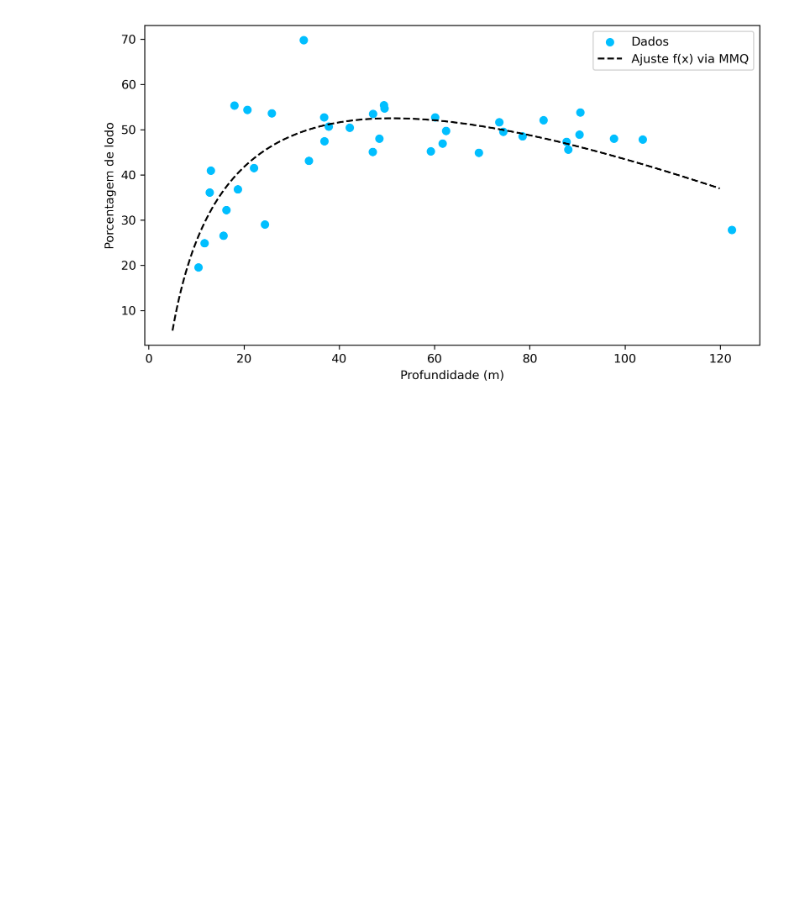
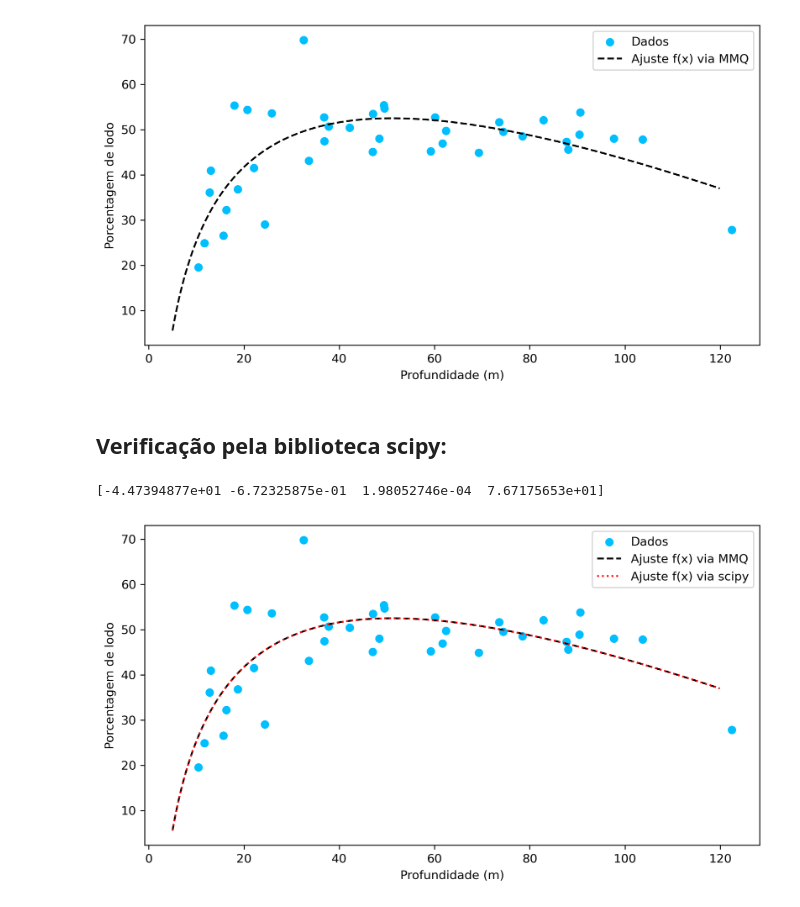
Before and after one commit to viniciusrocca/College_Codes, a Jupyter notebook: Lista2_CalcNum.ipynb, the cells around one changed output. Cells and saved outputs as stored; diff of their text form; code cells hidden in the pictures; blank space fills up the shorter version.

```diff
--- a/Lista2_CalcNum.ipynb
+++ b/Lista2_CalcNum.ipynb
@@ -131,3 +131,25 @@ plt.legend()
 plt.show()
 # %% [output]
 [figure]
+# %% [markdown]
+## Verificação pela biblioteca scipy:
+# %%
+def func_scp(x,a,b,c,d):
+    return a + b*x + c*(x**2) + d*np.log10(x)
+# %%
+fit_param, cov_param = curve_fit(func_scp,x,y)
+print(fit_param)
+# %% [output]
+[-4.47394877e+01 -6.72325875e-01  1.98052746e-04  7.67175653e+01]
+# %%
+plt.figure(figsize = [9.2,4.9], dpi = 300)
+plt.scatter(x,y, color = 'deepskyblue', label = 'Dados')
+x_cont = np.arange(5,120,0.1)
+plt.plot(x_cont,f(x_cont,alpha,cte_1,x_func,x_square,log), ls = '--', color = 'black', label =  "Ajuste f(x) via MMQ")
+plt.plot(x_cont,f(x_cont,fit_param,cte_1,x_func,x_square,log), ls = ':', color = 'red', label =  "Ajuste f(x) via scipy")
+plt.xlabel('Profundidade (m)')
+plt.ylabel('Porcentagem de lodo')
+plt.legend()
+plt.show()
+# %% [output]
+[figure, added]
```
